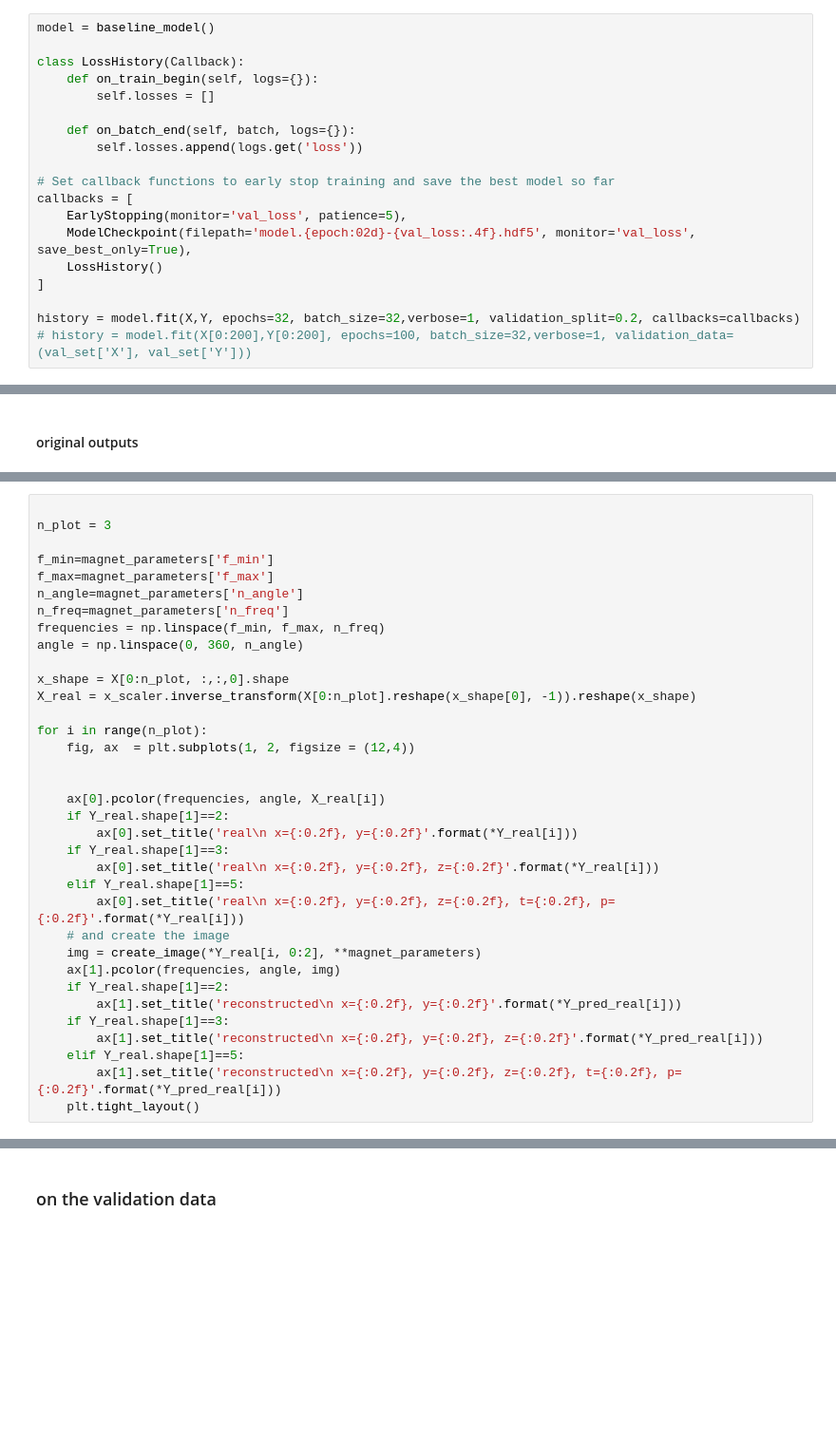
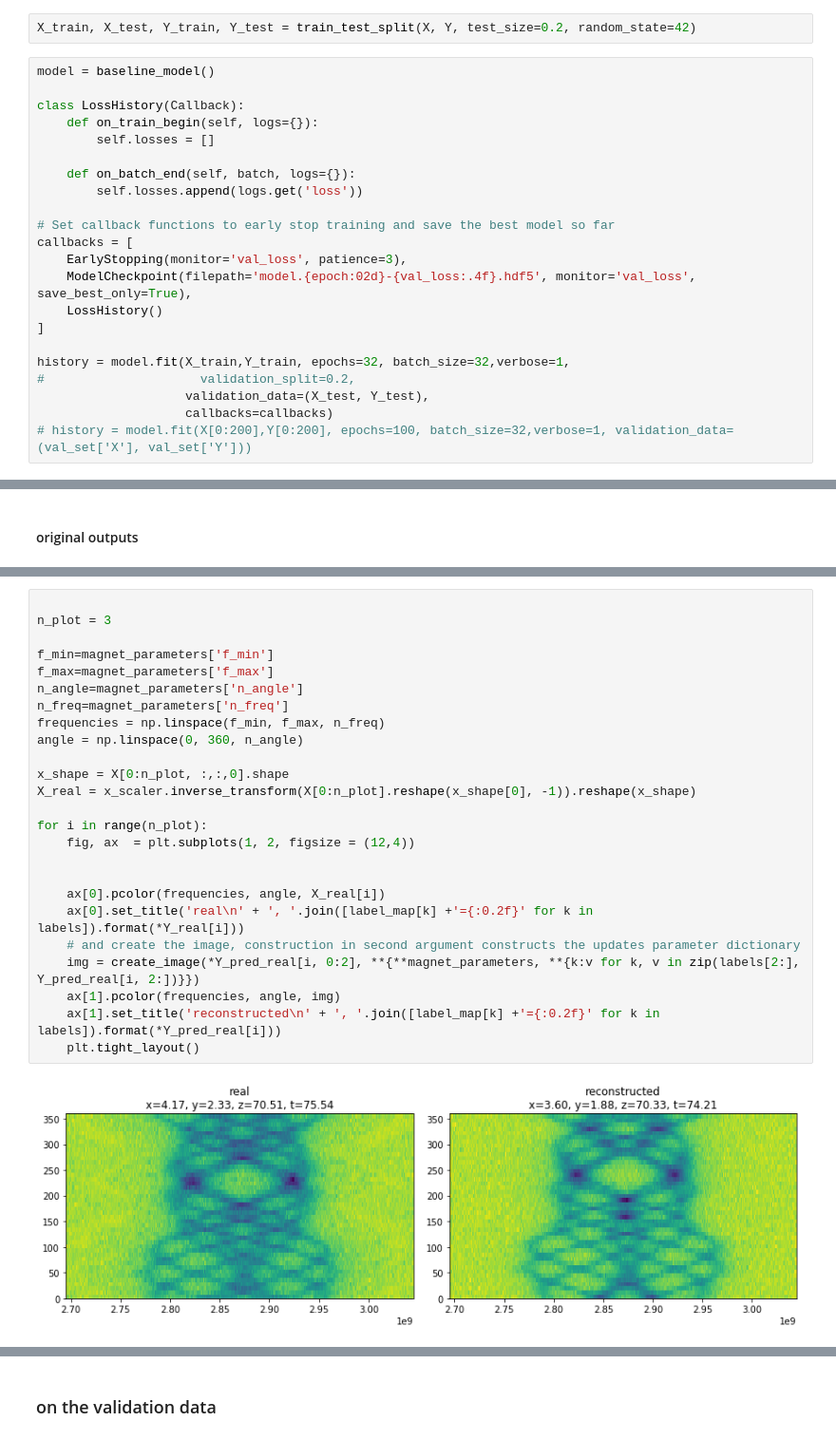
Before and after one commit to JanGieseler/pynvcenter, a Jupyter notebook: notebooks/CNN - reconstruct magnet position from esr spectra.ipynb, the cells around one changed output, grey strips where cells are left out. Shown at 95% size. Cells and saved outputs as stored; diff of their text form; blank space fills up the shorter version.

```diff
--- a/notebooks/CNN - reconstruct magnet position from esr spectra.ipynb
+++ b/notebooks/CNN - reconstruct magnet position from esr spectra.ipynb
@@ -370,5 +446,7 @@ X.shape, val_set['X'].shape
 # %% [markdown]
 ## train the model - using Keras API
+# %%
+X_train, X_test, Y_train, Y_test = train_test_split(X, Y, test_size=0.2, random_state=42)
 # %%
 model = baseline_model()
 
@@ -381,10 +459,13 @@ class LossHistory(Callback):
 
 # Set callback functions to early stop training and save the best model so far
 callbacks = [
-    EarlyStopping(monitor='val_loss', patience=5),
+    EarlyStopping(monitor='val_loss', patience=3),
     ModelCheckpoint(filepath='model.{epoch:02d}-{val_loss:.4f}.hdf5', monitor='val_loss', save_best_only=True),
     LossHistory()
 ]
 
-history = model.fit(X,Y, epochs=32, batch_size=32,verbose=1, validation_split=0.2, callbacks=callbacks)
+history = model.fit(X_train,Y_train, epochs=32, batch_size=32,verbose=1,
+#                     validation_split=0.2,
+                    validation_data=(X_test, Y_test),
+                    callbacks=callbacks)
 # history = model.fit(X[0:200],Y[0:200], epochs=100, batch_size=32,verbose=1, validation_data=(val_set['X'], val_set['Y']))
@@ -577,35 +717,27 @@ plt.plot(Y_real-Y_pred_real, '+')
 # %%
 
 n_plot = 3
 
 f_min=magnet_parameters['f_min']
 f_max=magnet_parameters['f_max']
 n_angle=magnet_parameters['n_angle']
 n_freq=magnet_parameters['n_freq']
 frequencies = np.linspace(f_min, f_max, n_freq)
 angle = np.linspace(0, 360, n_angle)
 
 x_shape = X[0:n_plot, :,:,0].shape
 X_real = x_scaler.inverse_transform(X[0:n_plot].reshape(x_shape[0], -1)).reshape(x_shape)
 
 for i in range(n_plot):
     fig, ax  = plt.subplots(1, 2, figsize = (12,4))
 
 
     ax[0].pcolor(frequencies, angle, X_real[i])
-    if Y_real.shape[1]==2:
-        ax[0].set_title('real\n x={:0.2f}, y={:0.2f}'.format(*Y_real[i]))
-    if Y_real.shape[1]==3:
-        ax[0].set_title('real\n x={:0.2f}, y={:0.2f}, z={:0.2f}'.format(*Y_real[i]))
-    elif Y_real.shape[1]==5:
-        ax[0].set_title('real\n x={:0.2f}, y={:0.2f}, z={:0.2f}, t={:0.2f}, p={:0.2f}'.format(*Y_real[i]))
-    # and create the image
-    img = create_image(*Y_real[i, 0:2], **magnet_parameters)
+    ax[0].set_title('real\n' + ', '.join([label_map[k] +'={:0.2f}' for k in labels]).format(*Y_real[i]))
+    # and create the image, construction in second argument constructs the updates parameter dictionary
+    img = create_image(*Y_pred_real[i, 0:2], **{**magnet_parameters, **{k:v for k, v in zip(labels[2:], Y_pred_real[i, 2:])}})
     ax[1].pcolor(frequencies, angle, img)
-    if Y_real.shape[1]==2:
-        ax[1].set_title('reconstructed\n x={:0.2f}, y={:0.2f}'.format(*Y_pred_real[i]))
-    if Y_real.shape[1]==3:
-        ax[1].set_title('reconstructed\n x={:0.2f}, y={:0.2f}, z={:0.2f}'.format(*Y_pred_real[i]))
-    elif Y_real.shape[1]==5:
-        ax[1].set_title('reconstructed\n x={:0.2f}, y={:0.2f}, z={:0.2f}, t={:0.2f}, p={:0.2f}'.format(*Y_pred_real[i]))
+    ax[1].set_title('reconstructed\n' + ', '.join([label_map[k] +'={:0.2f}' for k in labels]).format(*Y_pred_real[i]))
     plt.tight_layout()
+# %% [output]
+[figure, added]
```
Also changed, not shown: parts of 54 cells of this notebook.
